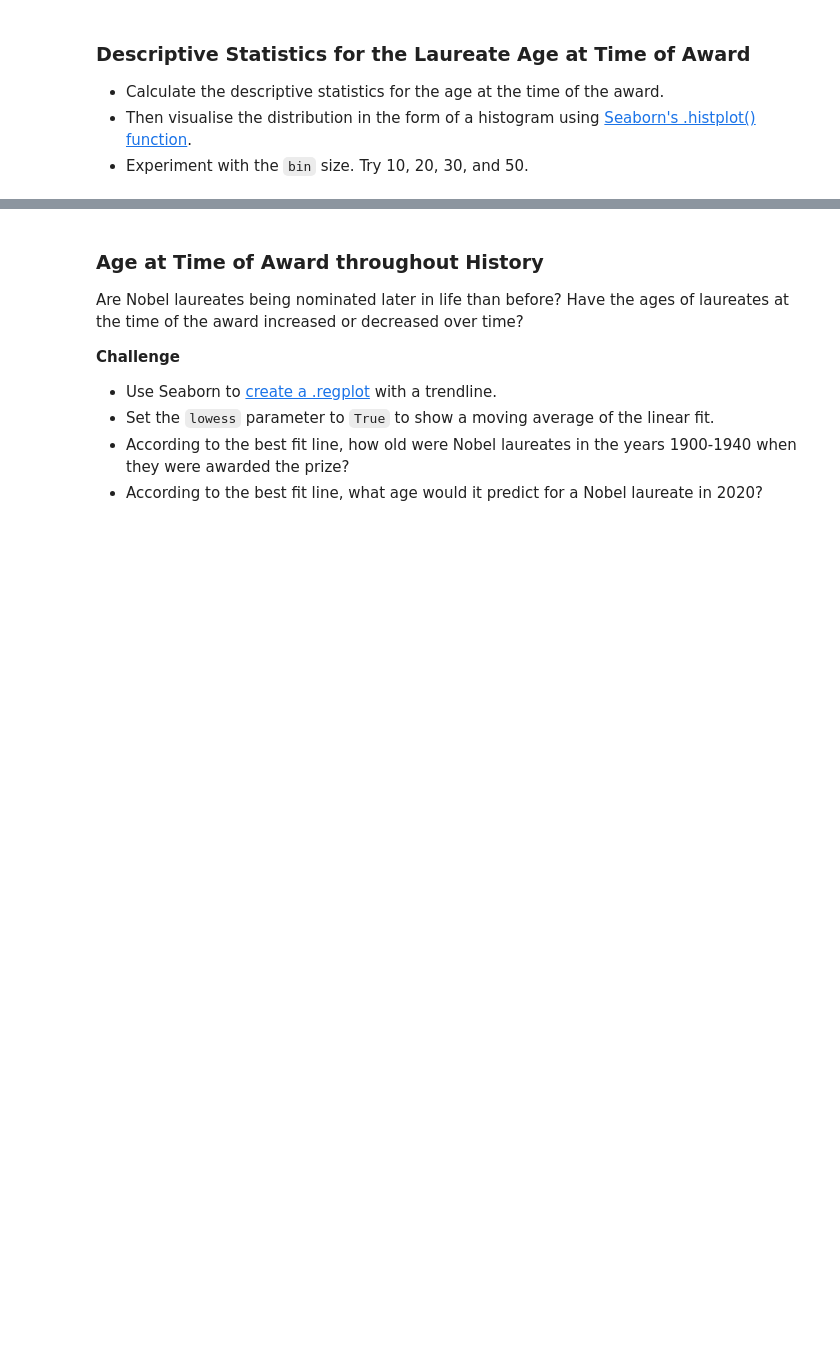
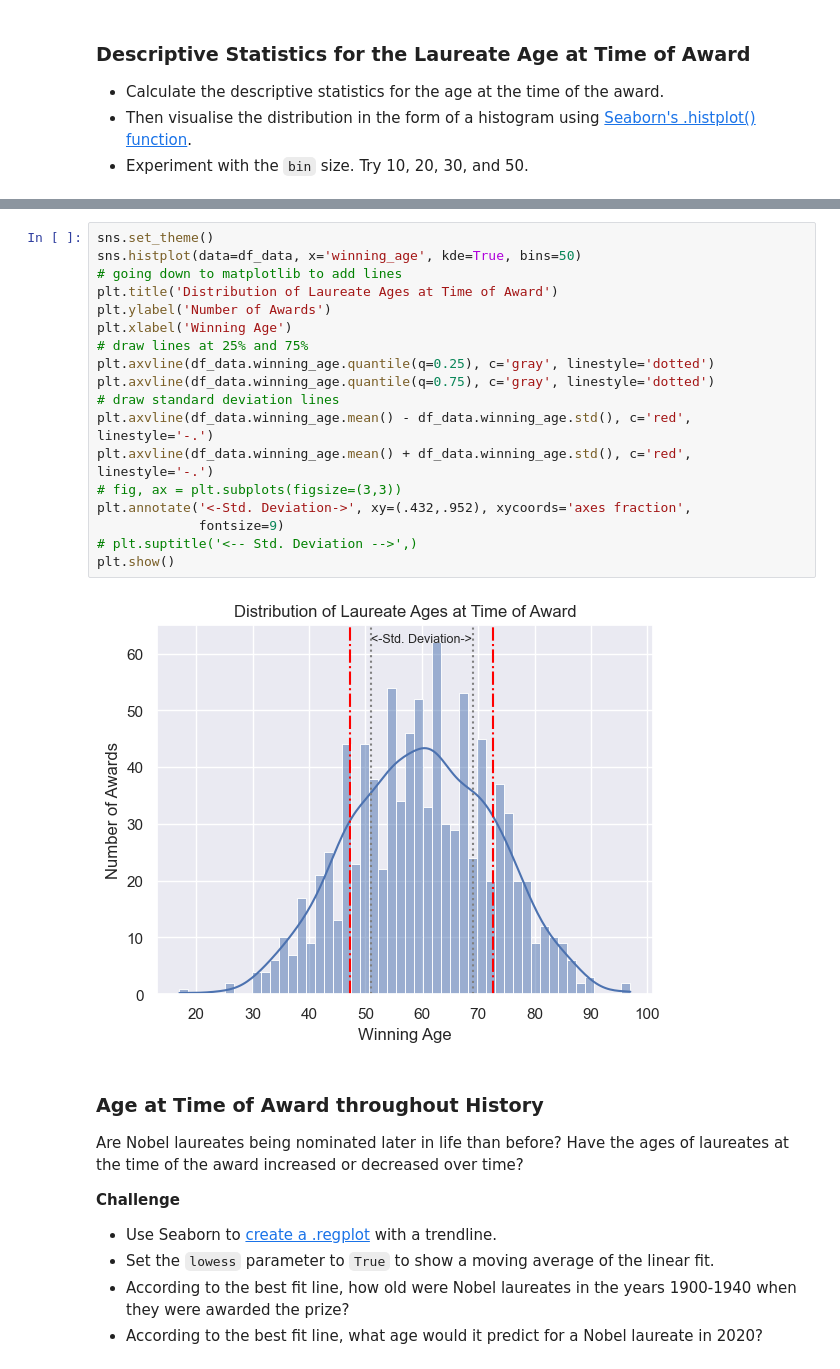
Before and after one commit to noah-clements/100Days-Python-Course, a Jupyter notebook: Nobel+Prize+Analysis/Nobel_Prize_Analysis.ipynb, the cells around one changed output, grey strips where cells are left out. Drawn from its saved outputs; the diff is of its cells as text; blank space fills up the shorter version.

```diff
--- a/Nobel+Prize+Analysis/Nobel_Prize_Analysis.ipynb
+++ b/Nobel+Prize+Analysis/Nobel_Prize_Analysis.ipynb
@@ -1053,3 +1065,23 @@ sns.histplot(data=df_data, x='winning_age', kde=True, bins=40)
+# %%
+sns.set_theme()
+sns.histplot(data=df_data, x='winning_age', kde=True, bins=50)
+# going down to matplotlib to add lines
+plt.title('Distribution of Laureate Ages at Time of Award')
+plt.ylabel('Number of Awards')
+plt.xlabel('Winning Age')
+# draw lines at 25% and 75%
+plt.axvline(df_data.winning_age.quantile(q=0.25), c='gray', linestyle='dotted')
+plt.axvline(df_data.winning_age.quantile(q=0.75), c='gray', linestyle='dotted')
+# draw standard deviation lines
+plt.axvline(df_data.winning_age.mean() - df_data.winning_age.std(), c='red', linestyle='-.')
+plt.axvline(df_data.winning_age.mean() + df_data.winning_age.std(), c='red', linestyle='-.')
+# fig, ax = plt.subplots(figsize=(3,3))
+plt.annotate('<-Std. Deviation->', xy=(.432,.952), xycoords='axes fraction',
+             fontsize=9)
+# plt.suptitle('<-- Std. Deviation -->',)
+plt.show()
+# %% [output]
+[figure, added]
 # %% [markdown]
 ### Age at Time of Award throughout History
 
```
Also changed, not shown: parts of 2 cells of this notebook.
